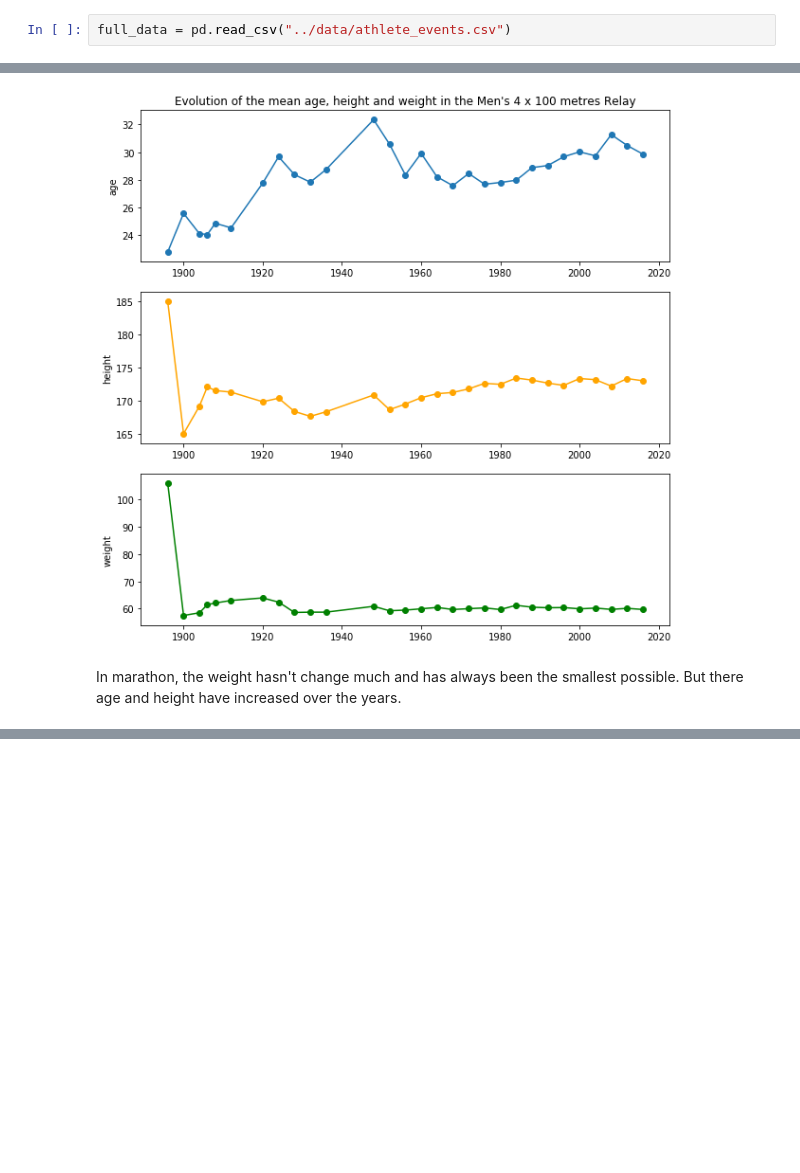
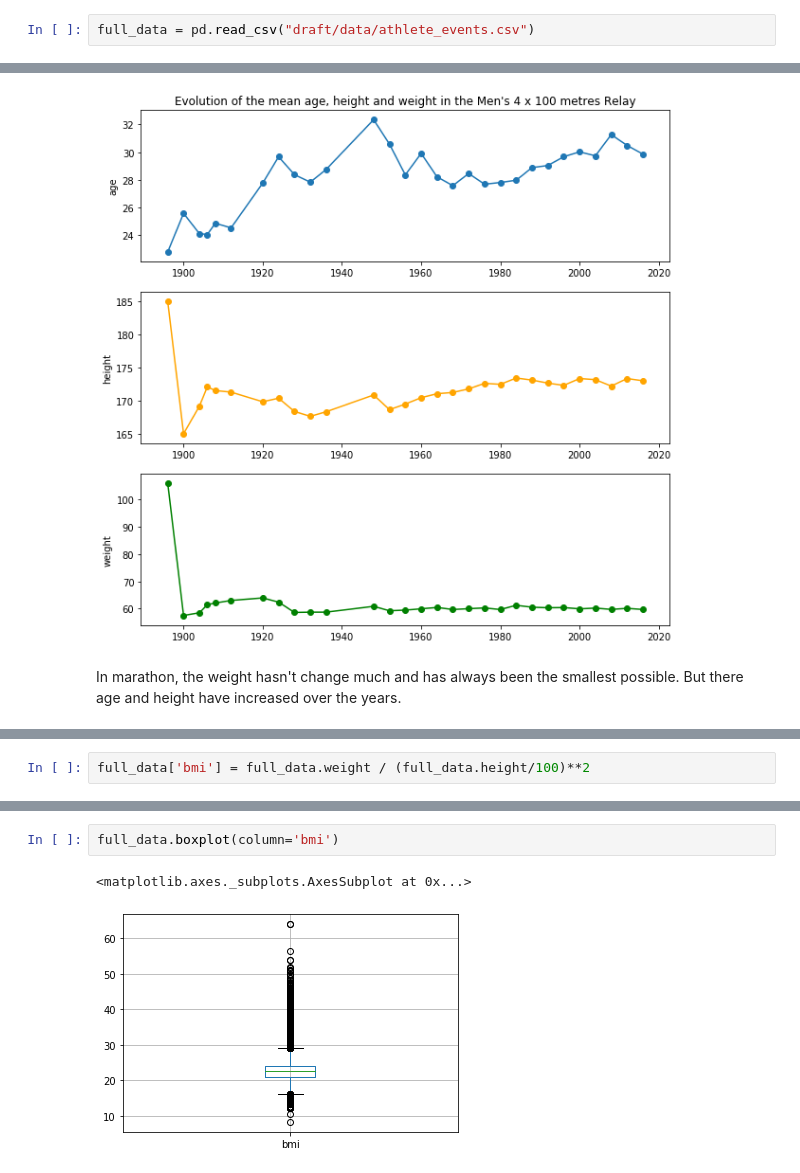
Before and after one commit to com-480-data-visualization/com-480-project-euch, a Jupyter notebook: EDA.ipynb, the cells around one changed output, grey strips where cells are left out. Cells and saved outputs as stored; diff of their text form; blank space fills up the shorter version.

```diff
--- a/EDA.ipynb
+++ b/EDA.ipynb
@@ -11,7 +11,7 @@ import pandas as pd
 import numpy as np
 import matplotlib.pyplot as plt
 # %%
-full_data = pd.read_csv("../data/athlete_events.csv")
+full_data = pd.read_csv("draft/data/athlete_events.csv")
 # %%
 full_data.head()
 # %% [output]
@@ -526,0 +551,2 @@ In marathon, the weight hasn't change much and has always been the smallest poss
+# %%
+full_data['bmi'] = full_data.weight / (full_data.height/100)**2
@@ -526,0 +594,5 @@ In marathon, the weight hasn't change much and has always been the smallest poss
+# %%
+full_data.boxplot(column='bmi')
+# %% [output]
+<matplotlib.axes._subplots.AxesSubplot at 0x...>
+[figure, added]
```
Also changed, not shown: parts of 11 cells of this notebook, 8 other files.
